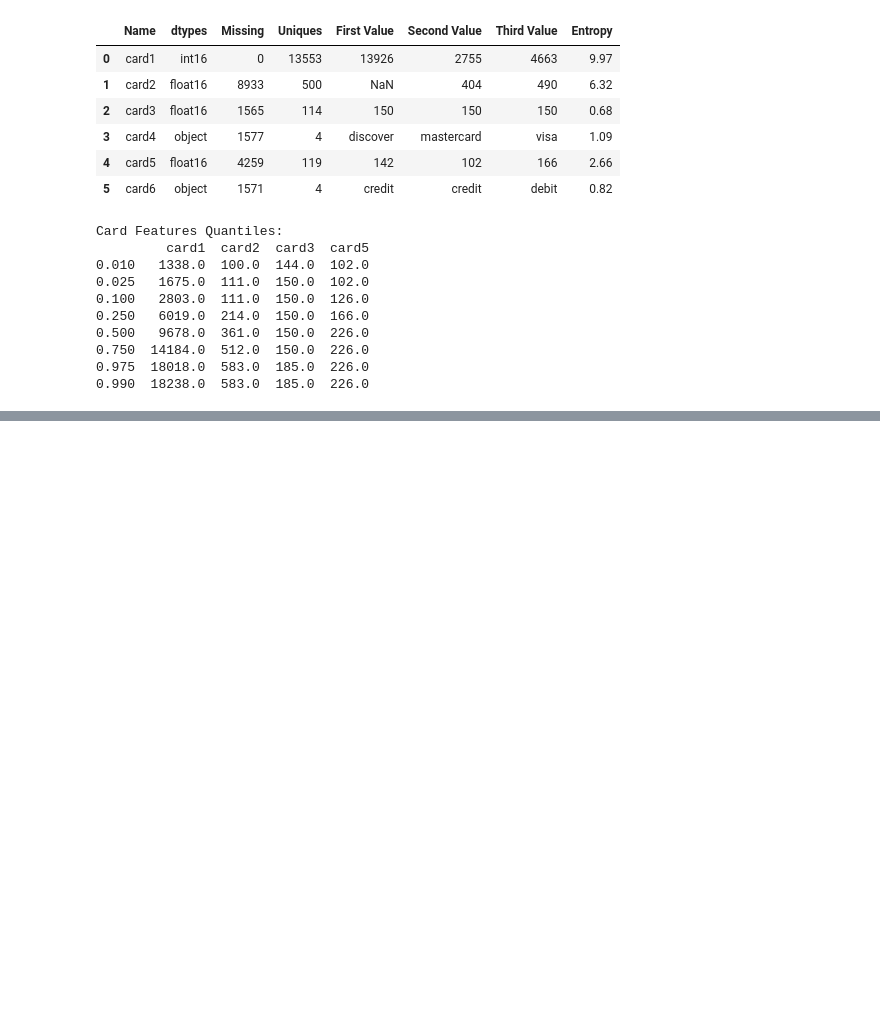
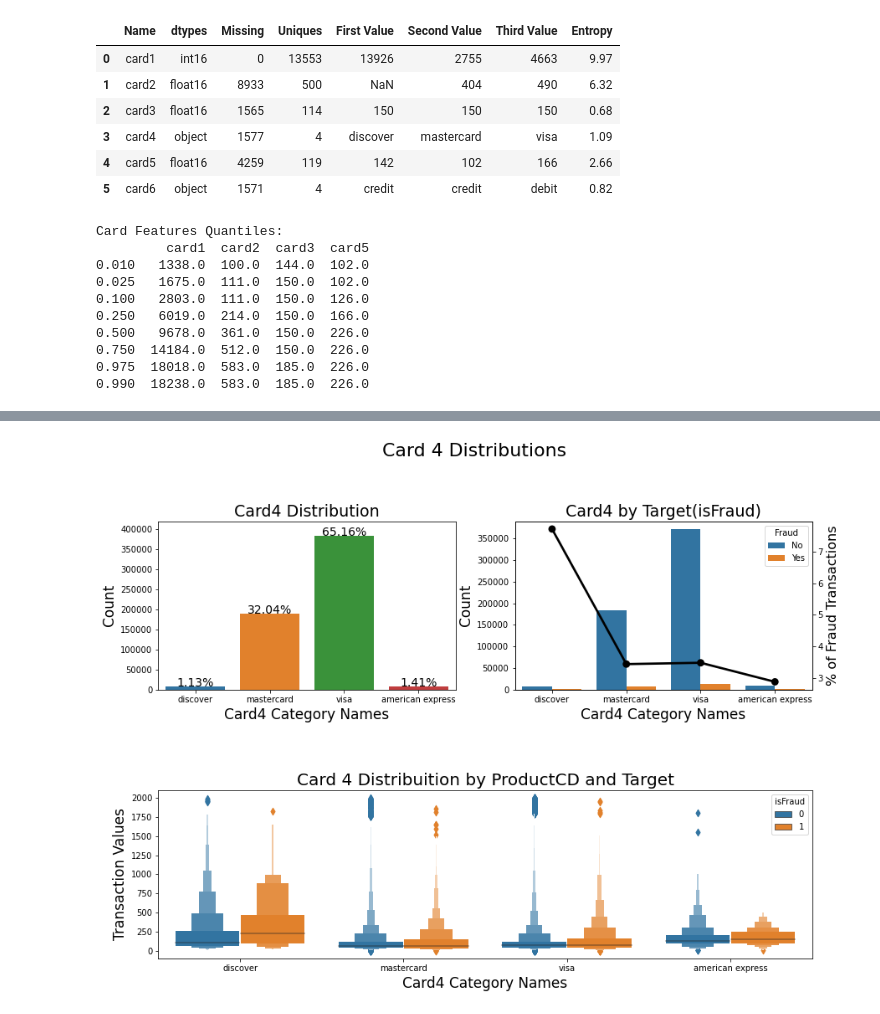
Before and after one commit to yesmishgan/AntiFraudProject, a Jupyter notebook: research.ipynb, the cells around one changed output, grey strips where cells are left out. Saved outputs shown, nothing was run; the diff lists cells and outputs as text; code cells hidden in the pictures; blank space fills up the shorter version.

```diff
--- a/research.ipynb
+++ b/research.ipynb
@@ -380,0 +455,47 @@ Card Features Quantiles:
+# %%
+tmp = pd.crosstab(df_trans['card4'], df_trans['isFraud'], normalize='index') * 100
+tmp = tmp.reset_index()
+tmp.rename(columns={0:'NoFraud', 1:'Fraud'}, inplace=True)
+
+plt.figure(figsize=(14,10))
+plt.suptitle('Card 4 Distributions', fontsize=22)
+
+plt.subplot(221)
+g = sns.countplot(x='card4', data=df_trans)
+# plt.legend(title='Fraud', loc='upper center', labels=['No', 'Yes'])
+g.set_title("Card4 Distribution", fontsize=19)
+g.set_ylim(0,420000)
+g.set_xlabel("Card4 Category Names", fontsize=17)
+g.set_ylabel("Count", fontsize=17)
+for p in g.patches:
+    height = p.get_height()
+    g.text(p.get_x()+p.get_width()/2.,
+            height + 3,
+            '{:1.2f}%'.format(height/total*100),
+            ha="center",fontsize=14)
+
+
+plt.subplot(222)
+g1 = sns.countplot(x='card4', hue='isFraud', data=df_trans)
+plt.legend(title='Fraud', loc='best', labels=['No', 'Yes'])
+gt = g1.twinx()
+gt = sns.pointplot(x='card4', y='Fraud', data=tmp,
+                   color='black', legend=False,
+                   order=['discover', 'mastercard', 'visa', 'american express'])
+gt.set_ylabel("% of Fraud Transactions", fontsize=16)
+g1.set_title("Card4 by Target(isFraud)", fontsize=19)
+g1.set_xlabel("Card4 Category Names", fontsize=17)
+g1.set_ylabel("Count", fontsize=17)
+
+plt.subplot(212)
+g3 = sns.boxenplot(x='card4', y='TransactionAmt', hue='isFraud',
+              data=df_trans[df_trans['TransactionAmt'] <= 2000] )
+g3.set_title("Card 4 Distribuition by ProductCD and Target", fontsize=20)
+g3.set_xlabel("Card4 Category Names", fontsize=17)
+g3.set_ylabel("Transaction Values", fontsize=17)
+
+plt.subplots_adjust(hspace = 0.6, top = 0.85)
+
+plt.show()
+# %% [output]
+[figure, added]
```
Also changed, not shown: parts of 10 cells of this notebook, 2 other files.
